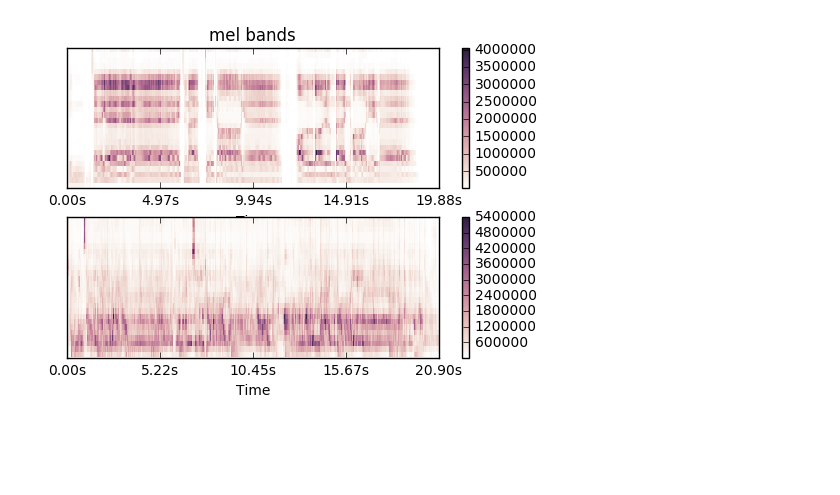
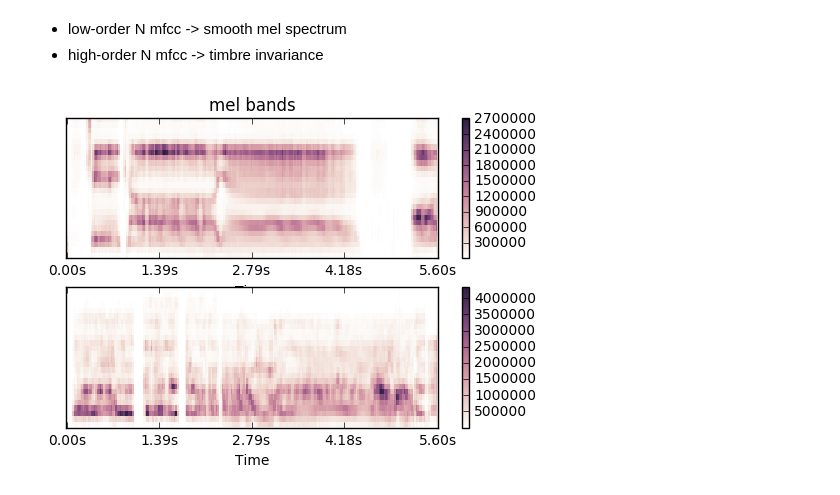
Before and after one commit to georgid/mfcc-htk-an-librosa, a Jupyter notebook: inverse_mfccs.ipynb, the cells around one changed output. Drawn from its saved outputs; the diff is of its cells as text; code cells hidden in the pictures; blank space fills up the shorter version.

```diff
--- a/inverse_mfccs.ipynb
+++ b/inverse_mfccs.ipynb
@@ -1,7 +6,7 @@
 # %%
-#### comparison inverse MFCC
 #### taken from https://github.com/MTG/essentia/blob/master/src/examples/tutorial/example_inverse_mfccs.py
 
+# load audio
 import essentia
 import essentia.standard as ess
 import matplotlib.pyplot as plt
@@ -9,8 +14,8 @@ import numpy as np
 
 
 
-filename = 'audio/02_Kimseye_2_zemin.wav'
-filename_accomp = 'audio/02_Kimseye_2_zemin_polyphony.wav'
+filename = 'audio/shikayet.wav'
+filename_accomp = 'audio/shikayet_polyphony_separated.wav'
 
 fs = 44100
 
@@ -26,8 +31,8 @@ audio_accomp = audio_accomp*2**15
 
 
 NUM_BANDS  = 26
-DCT_TYPE = 2
-LIFTERING = 0
+DCT_TYPE = 3
+LIFTERING = 22
 NUM_MFCCs = 13
 
 hopSize = 1024
@@ -40,6 +45,7 @@ w = ess.Windowing(type = 'hamming', #  corresponds to htk default  USEHAMMING =
                         zeroPhase = False)
 spectrum = ess.Spectrum(size = fftSize)
 # %%
+### initialize mfccs and inverse dct
 mfcc_htk = ess.MFCC(inputSize = spectrumSize,
                         type = 'magnitude', # htk uses mel filterbank magniude
                         warpingFormula = 'htkMel', # htk's mel warping formula
@@ -51,10 +57,10 @@ mfcc_htk = ess.MFCC(inputSize = spectrumSize,
                         normalize = 'unit_max', # htk filter normaliation to have constant height = 1
                         dctType = 3, # htk uses DCT type III
                         logType = 'log',
-                        liftering = 22) # corresponds to htk default CEPLIFTER = 22
+                        liftering = LIFTERING) # corresponds to htk default CEPLIFTER = 22
 
 idct = ess.IDCT(inputSize=NUM_MFCCs,
                 outputSize=NUM_BANDS,
                 dctType = 3,
-                liftering = 22)
+                liftering = LIFTERING)
 # %%
@@ -79,20 +106,23 @@ for frame in ess.FrameGenerator(audio_accomp, frameSize = frameSize, hopSize = h
+# %% [markdown]
+* low-order N mfcc -> smooth mel spectrum
+* high-order N mfcc -> timbre invariance
 # %%
-#### plot mel bands and inverted smoothed mel bands
+#### plot  inverted smoothed mel bands
 
 import librosa
 
-mel_bands = essentia.array(mel_bands_htk).T
+mel_bands = essentia.array(all_melbands_smoothed).T
 plt.subplot(2, 1, 1)
 librosa.display.specshow(mel_bands, sr=44100, hop_length=hopSize, x_axis='time')
 plt.colorbar()
 plt.title('mel bands')
 
 mel_bands = essentia.array(all_melbands_smoothed_accomp).T
 plt.subplot(2, 1, 2)
 librosa.display.specshow(mel_bands, sr=44100, hop_length=hopSize, x_axis='time')
 plt.colorbar()
 # plt.title('mel bands with accompaniment')
 
 plt.show()
 # %% [output]
-[figure, old version]
+[figure, new version]
```
Also changed, not shown: parts of 3 cells of this notebook, 3 other files.
